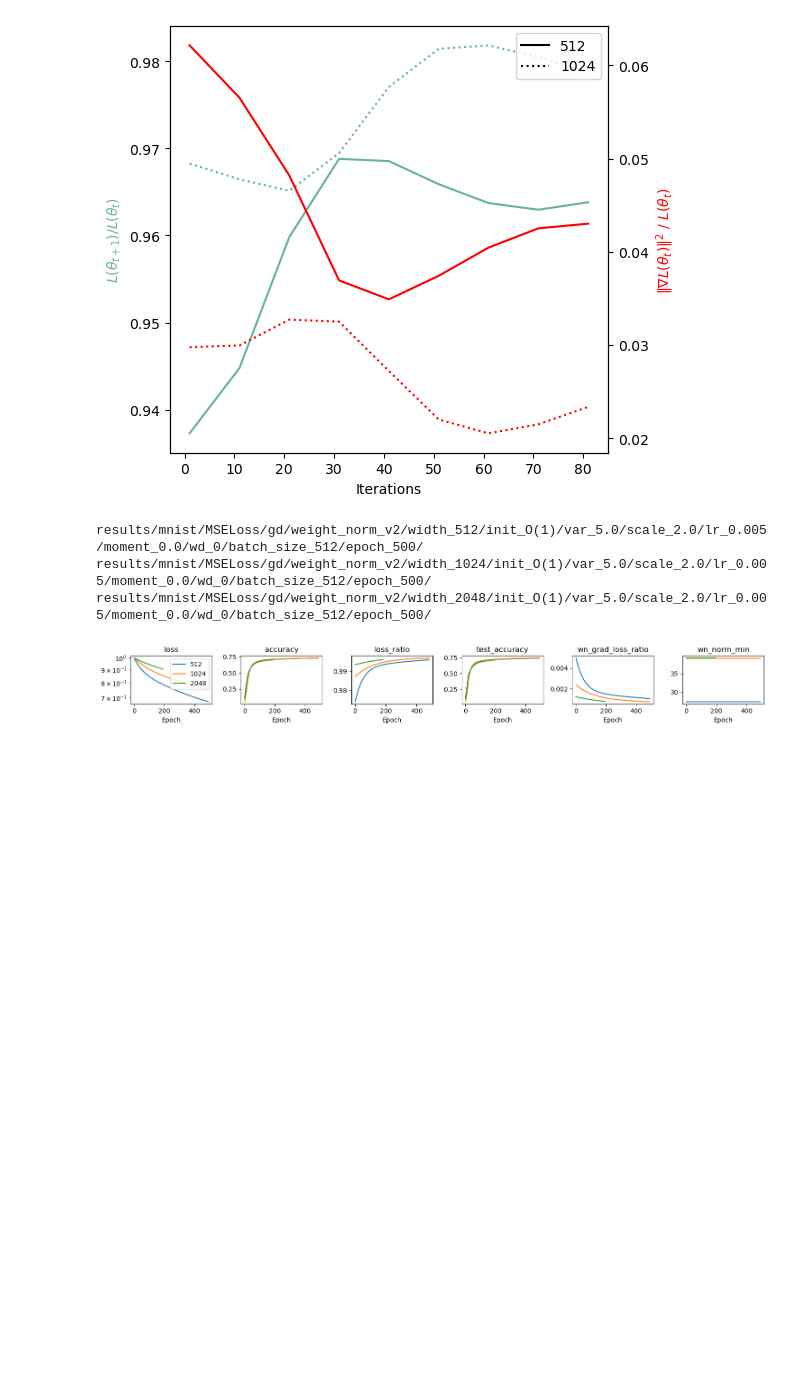
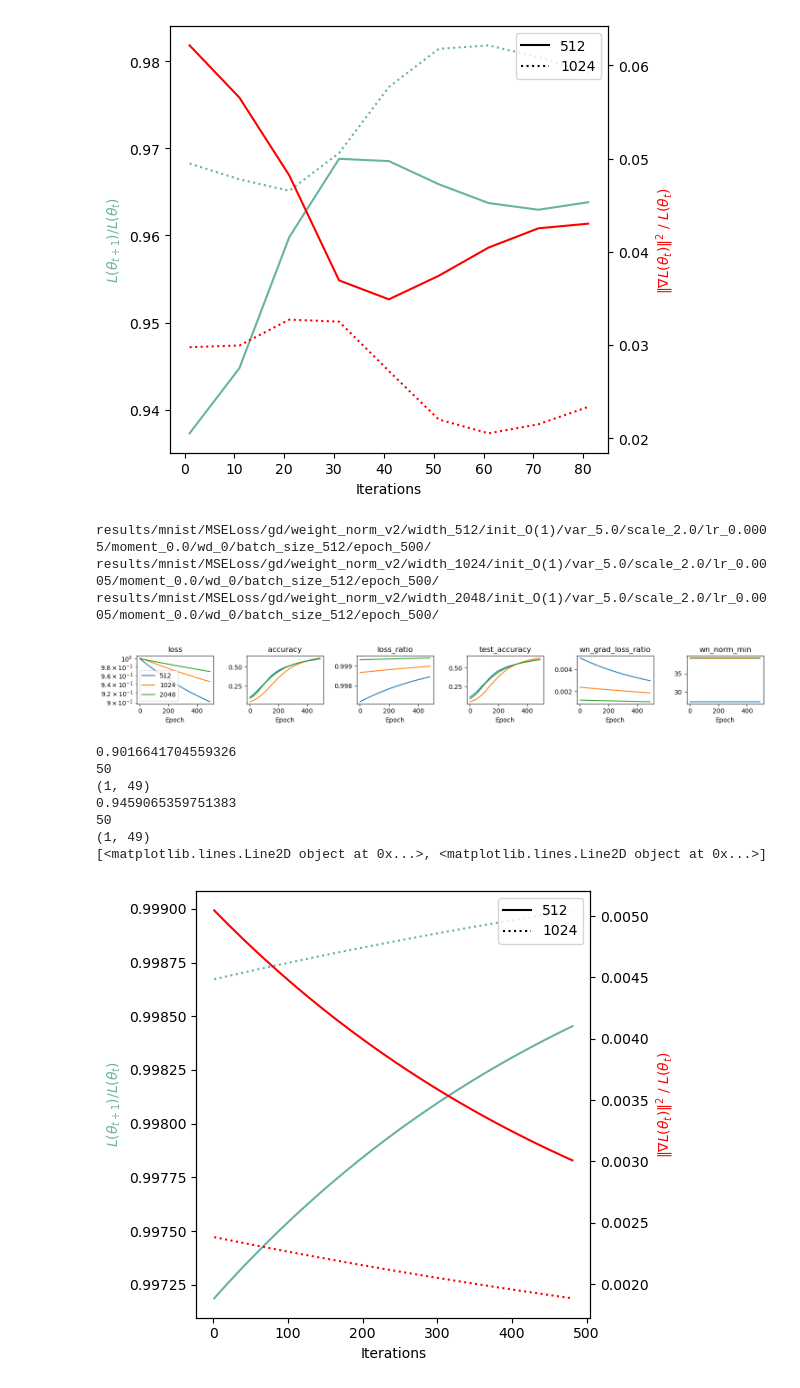
Before and after one commit to lucmonl/mlopt, a Jupyter notebook: notebook/weight_norm.ipynb, the cells around one changed output. Cells and saved outputs as stored; diff of their text form; code cells hidden in the pictures; blank space fills up the shorter version.

```diff
--- a/notebook/weight_norm.ipynb
+++ b/notebook/weight_norm.ipynb
@@ -1396,32 +1402,40 @@ results/mnist/MSELoss/gd/weight_norm_v2/width_2048/init_O(1/sqrt{m})/var_0.5/sca
 # %%
 from plot_functions import plot_figures_opts_attrs, plot_loss_ratio_vs_grad
 from main import graphs
 
-lr, dataset_name, loss_name, opt_name, momentum, weight_decay, batch_size, epochs = 0.005, "mnist", 'MSELoss', "gd", 0.0, 0, 512, 500
+lr, dataset_name, loss_name, opt_name, momentum, weight_decay, batch_size, epochs = 0.0005, "mnist", 'MSELoss', "gd", 0.0, 0, 512, 500
 model_name = "weight_norm_v2"
 wn_init_mode, wn_basis_var, wn_scale= "O(1)", 5.0, 2.0
 
 model_params = {}
 model_params[1] = {"width": 256, "init": wn_init_mode, "var": wn_basis_var, "scale": wn_scale,}
 model_params[512] = {"width": 512, "init": wn_init_mode, "var": wn_basis_var, "scale": wn_scale}
 model_params[1024] = {"width": 1024, "init": wn_init_mode, "var": wn_basis_var, "scale": wn_scale}
 model_params[2048] = {"width": 2048, "init": wn_init_mode, "var": wn_basis_var, "scale": wn_scale}
 model_params[4096] = {"width": 4096, "init": wn_init_mode, "var": wn_basis_var, "scale": wn_scale}
 
 opt_params = {}
 opt_params[1] = {'lr': lr, 'dataset_name':dataset_name, 'loss': loss_name, 'opt':opt_name, 'model_name':model_name, 'momentum':momentum, 'weight_decay':weight_decay, 'batch_size':batch_size, 'epochs':epochs}
 opt_params[512] = {'lr': lr, 'dataset_name':dataset_name, 'loss': loss_name, 'opt':opt_name, 'model_name':model_name, 'momentum':momentum, 'weight_decay':weight_decay, 'batch_size':batch_size, 'epochs':epochs}
 opt_params[1024] = {'lr': lr, 'dataset_name':dataset_name, 'loss': loss_name, 'opt':opt_name, 'model_name':model_name, 'momentum':momentum, 'weight_decay':weight_decay, 'batch_size':batch_size, 'epochs':epochs}
 opt_params[2048] = {'lr': lr, 'dataset_name':dataset_name, 'loss': loss_name, 'opt':opt_name, 'model_name':model_name, 'momentum':momentum, 'weight_decay':weight_decay, 'batch_size':batch_size, 'epochs':epochs}
 opt_params[4096] = {'lr': lr, 'dataset_name':dataset_name, 'loss': loss_name, 'opt':opt_name, 'model_name':model_name, 'momentum':momentum, 'weight_decay':weight_decay, 'batch_size':batch_size, 'epochs':epochs}
 
 #opt_params['norm-sgd'] = {"adv_eta":0.05, 'lr': lr, 'dataset_name':dataset_name, 'loss': loss_name, 'opt':'norm-sgd', 'model_name':model_name, 'momentum':momentum, 'weight_decay':weight_decay, 'batch_size':batch_size, 'epochs':5000}
 #opt_params['norm-sgd-0.1'] = {"adv_eta":0.01, 'lr': lr, 'dataset_name':dataset_name, 'loss': loss_name, 'opt':'norm-sgd', 'model_name':model_name, 'momentum':momentum, 'weight_decay':weight_decay, 'batch_size':batch_size, 'epochs':epochs}
 
 plot_figures_opts_attrs([512, 1024, 2048], model_params, opt_params, attrs=["loss", "accuracy", "loss_ratio", "test_accuracy", 'wn_grad_loss_ratio', 'wn_norm_min'])
-#plot_loss_ratio_vs_grad([1024, 2048], model_params, opt_params)
+plot_loss_ratio_vs_grad([512, 1024], model_params, opt_params)
 # %% [output]
-results/mnist/MSELoss/gd/weight_norm_v2/width_512/init_O(1)/var_5.0/scale_2.0/lr_0.005/moment_0.0/wd_0/batch_size_512/epoch_500/
-results/mnist/MSELoss/gd/weight_norm_v2/width_1024/init_O(1)/var_5.0/scale_2.0/lr_0.005/moment_0.0/wd_0/batch_size_512/epoch_500/
-results/mnist/MSELoss/gd/weight_norm_v2/width_2048/init_O(1)/var_5.0/scale_2.0/lr_0.005/moment_0.0/wd_0/batch_size_512/epoch_500/
+results/mnist/MSELoss/gd/weight_norm_v2/width_512/init_O(1)/var_5.0/scale_2.0/lr_0.0005/moment_0.0/wd_0/batch_size_512/epoch_500/
+results/mnist/MSELoss/gd/weight_norm_v2/width_1024/init_O(1)/var_5.0/scale_2.0/lr_0.0005/moment_0.0/wd_0/batch_size_512/epoch_500/
+results/mnist/MSELoss/gd/weight_norm_v2/width_2048/init_O(1)/var_5.0/scale_2.0/lr_0.0005/moment_0.0/wd_0/batch_size_512/epoch_500/
-[figure, old version]
+[figure, new version]
+0.9016641704559326
+50
+(1, 49)
+0.9459065359751383
+50
+(1, 49)
+[<matplotlib.lines.Line2D object at 0x...>, <matplotlib.lines.Line2D object at 0x...>]
+[figure, added]
```
Also changed, not shown: parts of 1 cell of this notebook, 5 other files.
